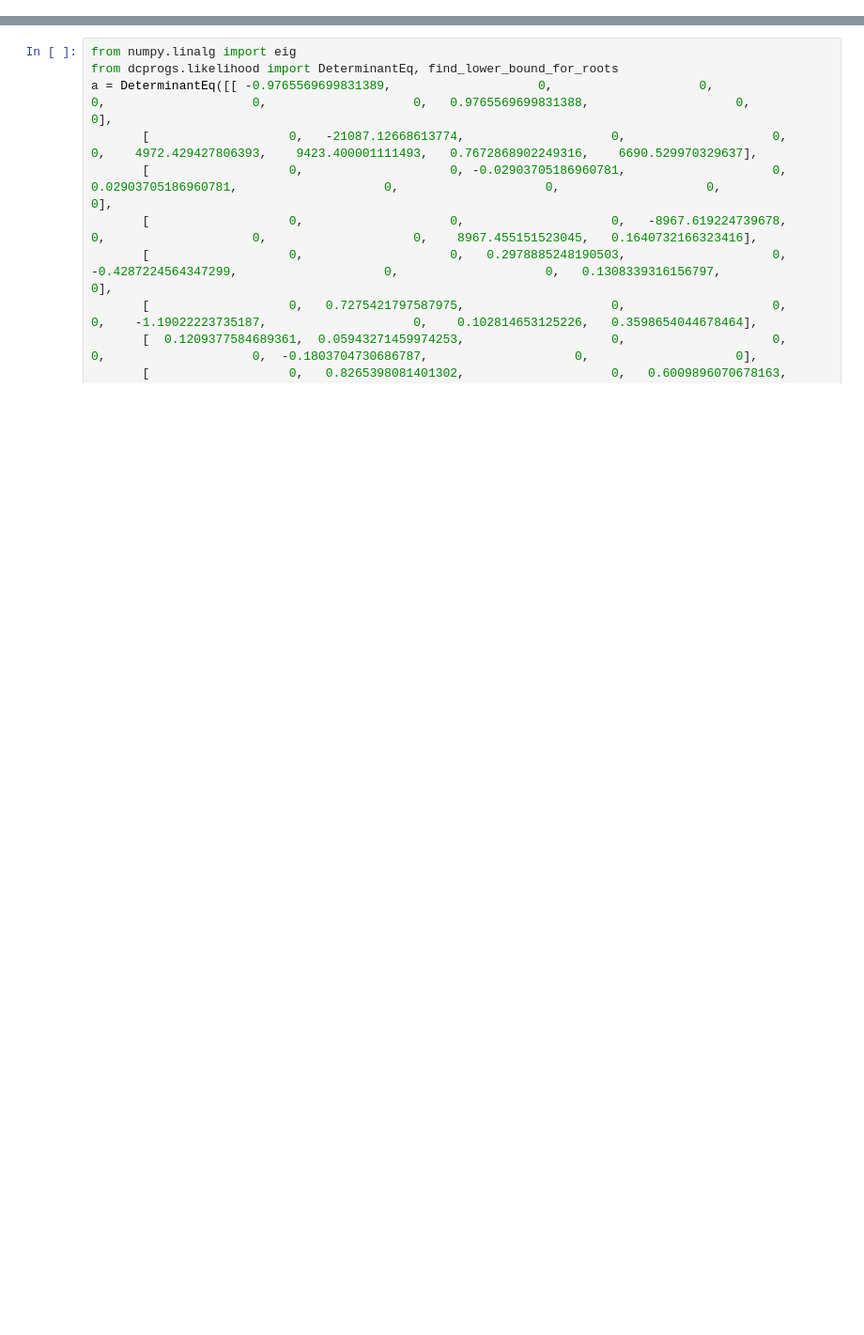
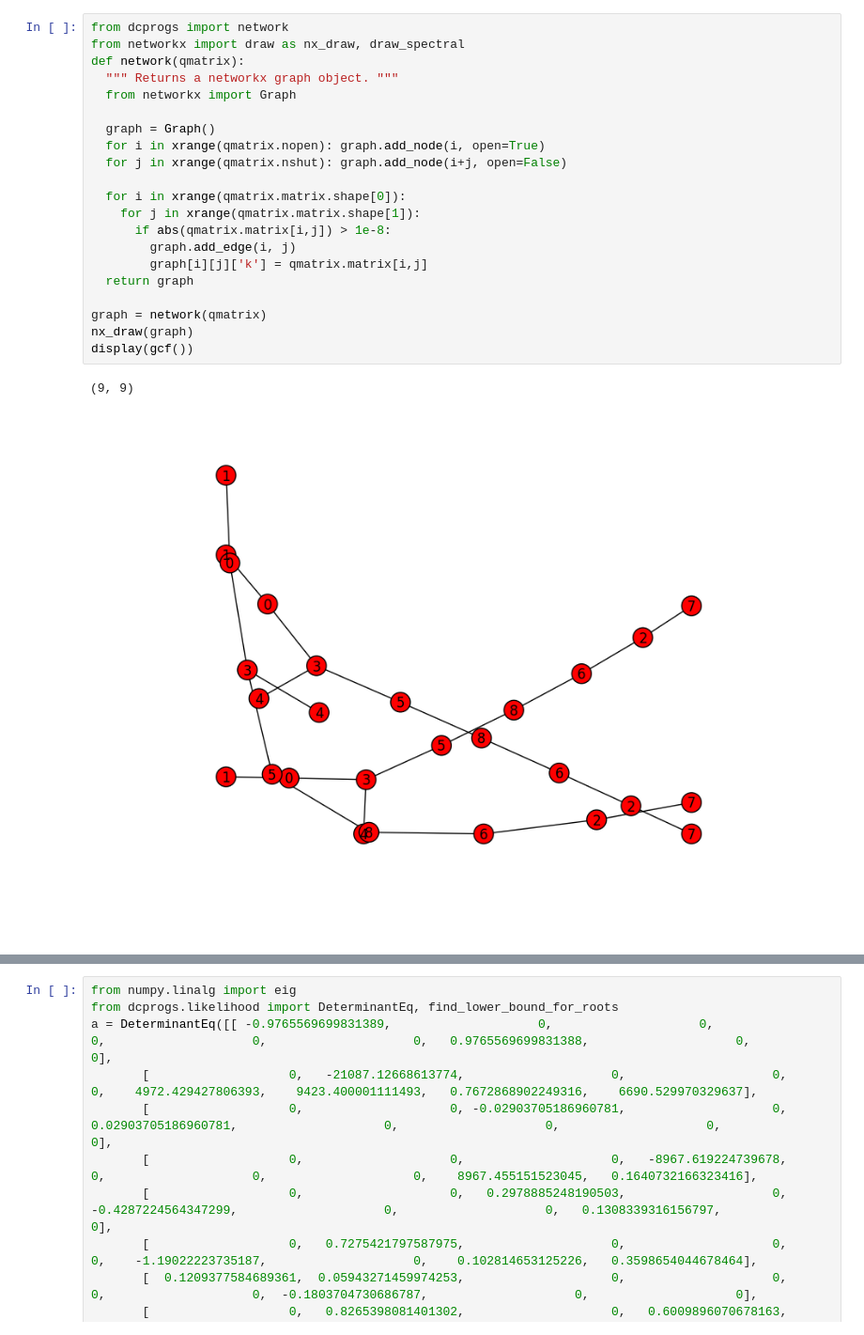
Before and after one commit to DCPROGS/HJCFIT, a Jupyter notebook: exploration/MissedEvents.ipynb, the cells around one changed output, grey strips where cells are left out. Shown: that part at 94% size. Drawn from its saved outputs; the diff is of its cells as text; blank space fills up the shorter version.

```diff
--- a/exploration/MissedEvents.ipynb
+++ b/exploration/MissedEvents.ipynb
@@ -39 +42,25 @@ print dot(exact.fa(tau * 1.31838319649-tau), factor)
+# %%
+from dcprogs import network
+from networkx import draw as nx_draw, draw_spectral
+def network(qmatrix):
+  """ Returns a networkx graph object. """
+  from networkx import Graph
+
+  graph = Graph()
+  for i in xrange(qmatrix.nopen): graph.add_node(i, open=True)
+  for j in xrange(qmatrix.nshut): graph.add_node(i+j, open=False)
+
+  for i in xrange(qmatrix.matrix.shape[0]):
+    for j in xrange(qmatrix.matrix.shape[1]):
+      if abs(qmatrix.matrix[i,j]) > 1e-8:
+        graph.add_edge(i, j)
+        graph[i][j]['k'] = qmatrix.matrix[i,j]
+  return graph
+
+graph = network(qmatrix)
+nx_draw(graph)
+display(gcf())
+# %% [output]
+(9, 9)
+[figure, added]
 # %%
```
Also changed, not shown: parts of 2 cells of this notebook, 13 other files.
